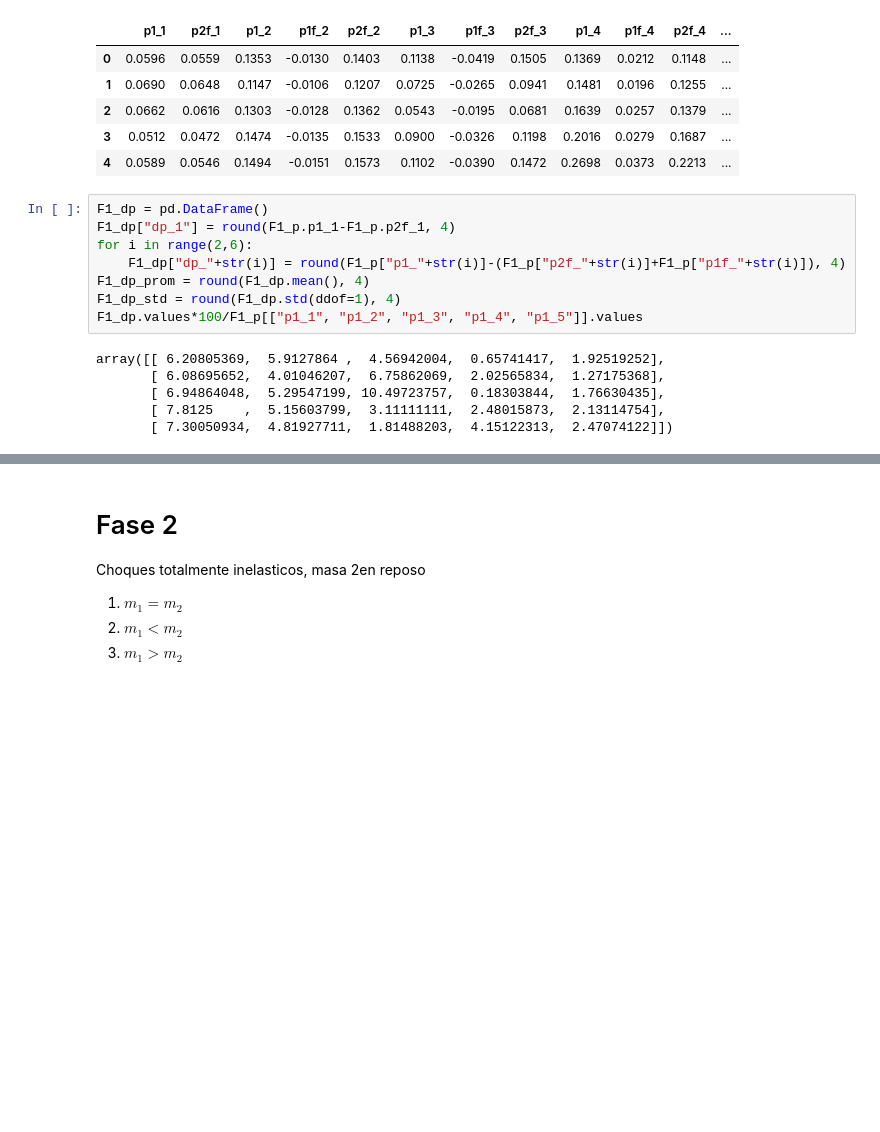
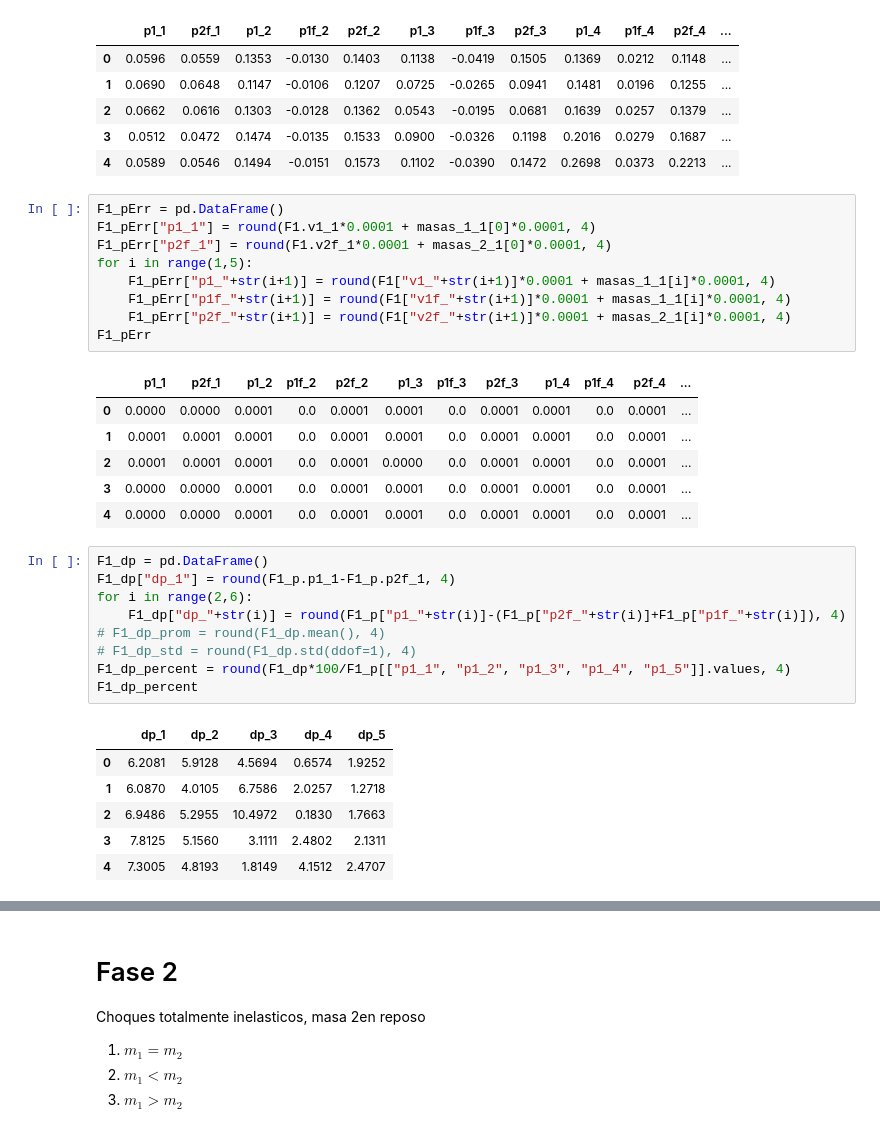
Before and after one commit to Vendetta0462/LaboratoriosFisica, a Jupyter notebook: Practica 5 - Conservacion del Momento/code/ConsvMomento.ipynb, the cells around one changed output, grey strips where cells are left out. Drawn from its saved outputs; the diff is of its cells as text; blank space fills up the shorter version.

```diff
--- a/Practica 5 - Conservacion del Momento/code/ConsvMomento.ipynb
+++ b/Practica 5 - Conservacion del Momento/code/ConsvMomento.ipynb
@@ -49,20 +49,38 @@ F1_p
 | 2 | 0.0662 | 0.0616 | 0.1303 | -0.0128 | 0.1362 | 0.0543 | -0.0195 | 0.0681 | 0.1639 | 0.0257 | 0.1379 | ... |
 | 3 | 0.0512 | 0.0472 | 0.1474 | -0.0135 | 0.1533 | 0.0900 | -0.0326 | 0.1198 | 0.2016 | 0.0279 | 0.1687 | ... |
 | 4 | 0.0589 | 0.0546 | 0.1494 | -0.0151 | 0.1573 | 0.1102 | -0.0390 | 0.1472 | 0.2698 | 0.0373 | 0.2213 | ... |
+# %%
+F1_pErr = pd.DataFrame()
+F1_pErr["p1_1"] = round(F1.v1_1*0.0001 + masas_1_1[0]*0.0001, 4)
+F1_pErr["p2f_1"] = round(F1.v2f_1*0.0001 + masas_2_1[0]*0.0001, 4)
+for i in range(1,5):
+    F1_pErr["p1_"+str(i+1)] = round(F1["v1_"+str(i+1)]*0.0001 + masas_1_1[i]*0.0001, 4)
+    F1_pErr["p1f_"+str(i+1)] = round(F1["v1f_"+str(i+1)]*0.0001 + masas_1_1[i]*0.0001, 4)
+    F1_pErr["p2f_"+str(i+1)] = round(F1["v2f_"+str(i+1)]*0.0001 + masas_2_1[i]*0.0001, 4)
+F1_pErr
+# %% [output]
+|  | p1_1 | p2f_1 | p1_2 | p1f_2 | p2f_2 | p1_3 | p1f_3 | p2f_3 | p1_4 | p1f_4 | p2f_4 | ... |
+| 0 | 0.0000 | 0.0000 | 0.0001 | 0.0 | 0.0001 | 0.0001 | 0.0 | 0.0001 | 0.0001 | 0.0 | 0.0001 | ... |
+| 1 | 0.0001 | 0.0001 | 0.0001 | 0.0 | 0.0001 | 0.0001 | 0.0 | 0.0001 | 0.0001 | 0.0 | 0.0001 | ... |
+| 2 | 0.0001 | 0.0001 | 0.0001 | 0.0 | 0.0001 | 0.0000 | 0.0 | 0.0001 | 0.0001 | 0.0 | 0.0001 | ... |
+| 3 | 0.0000 | 0.0000 | 0.0001 | 0.0 | 0.0001 | 0.0001 | 0.0 | 0.0001 | 0.0001 | 0.0 | 0.0001 | ... |
+| 4 | 0.0000 | 0.0000 | 0.0001 | 0.0 | 0.0001 | 0.0001 | 0.0 | 0.0001 | 0.0001 | 0.0 | 0.0001 | ... |
 # %%
 F1_dp = pd.DataFrame()
 F1_dp["dp_1"] = round(F1_p.p1_1-F1_p.p2f_1, 4)
 for i in range(2,6):
     F1_dp["dp_"+str(i)] = round(F1_p["p1_"+str(i)]-(F1_p["p2f_"+str(i)]+F1_p["p1f_"+str(i)]), 4)
-F1_dp_prom = round(F1_dp.mean(), 4)
-F1_dp_std = round(F1_dp.std(ddof=1), 4)
-F1_dp.values*100/F1_p[["p1_1", "p1_2", "p1_3", "p1_4", "p1_5"]].values
+# F1_dp_prom = round(F1_dp.mean(), 4)
+# F1_dp_std = round(F1_dp.std(ddof=1), 4)
+F1_dp_percent = round(F1_dp*100/F1_p[["p1_1", "p1_2", "p1_3", "p1_4", "p1_5"]].values, 4)
+F1_dp_percent
 # %% [output]
-array([[ 6.20805369,  5.9127864 ,  4.56942004,  0.65741417,  1.92519252],
-       [ 6.08695652,  4.01046207,  6.75862069,  2.02565834,  1.27175368],
-       [ 6.94864048,  5.29547199, 10.49723757,  0.18303844,  1.76630435],
-       [ 7.8125    ,  5.15603799,  3.11111111,  2.48015873,  2.13114754],
-       [ 7.30050934,  4.81927711,  1.81488203,  4.15122313,  2.47074122]])
+|  | dp_1 | dp_2 | dp_3 | dp_4 | dp_5 |
+| 0 | 6.2081 | 5.9128 | 4.5694 | 0.6574 | 1.9252 |
+| 1 | 6.0870 | 4.0105 | 6.7586 | 2.0257 | 1.2718 |
+| 2 | 6.9486 | 5.2955 | 10.4972 | 0.1830 | 1.7663 |
+| 3 | 7.8125 | 5.1560 | 3.1111 | 2.4802 | 2.1311 |
+| 4 | 7.3005 | 4.8193 | 1.8149 | 4.1512 | 2.4707 |
 # %%
 F1_e = pd.DataFrame()
 F1_e["e_1"] = round(F1.v2f_1/F1.v1_1, 4)
```
Also changed, not shown: parts of 6 cells of this notebook, 2 other files.
